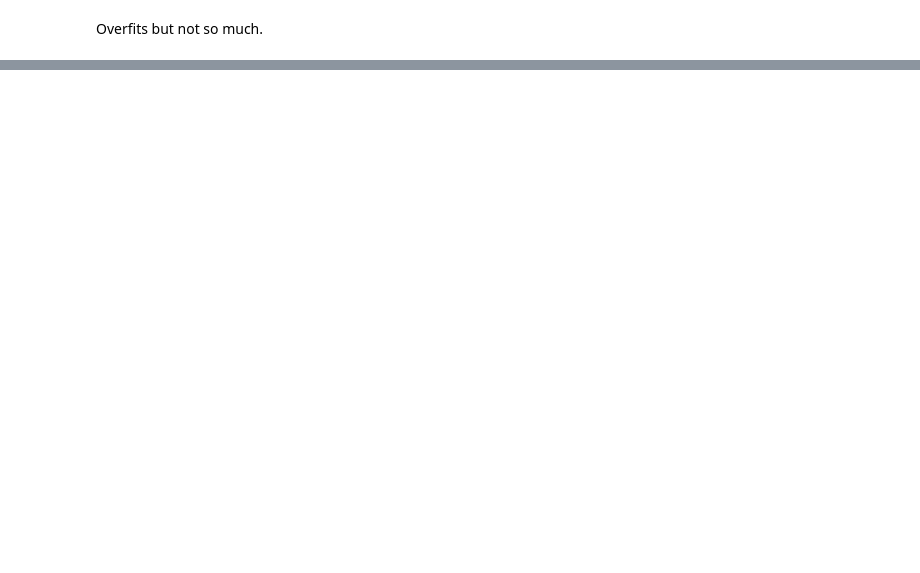
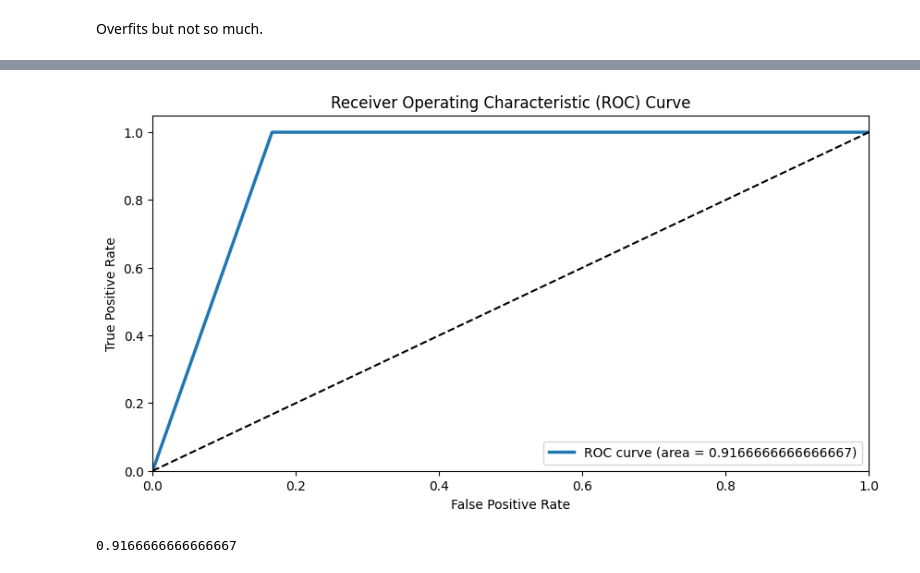
Before and after one commit to christian180492/COVID_DET_X_RAY, a Jupyter notebook: study.ipynb, the cells around one changed output, grey strips where cells are left out. Cells and saved outputs as stored; diff of their text form; code cells hidden in the pictures; blank space fills up the shorter version.

```diff
--- a/study.ipynb
+++ b/study.ipynb
@@ -256,7 +343,7 @@ checkpoint_callback = ModelCheckpoint(filepath='best_model/best_my_model.h5', mo
 history2 = my_model2.fit(
     train_ds,
     validation_data=val_ds,
-    epochs=8,
+    epochs=9,
     callbacks=[checkpoint_callback]
 )
 # %% [output]
@@ -280,0 +437,3 @@ The model can handle validation data with 94.44% Accuracy.
+# %%
+evaluation.plot_roc(my_model2, y_test[:,0], val_ds)
+# %% [output]
@@ -280,0 +441,2 @@ The model can handle validation data with 94.44% Accuracy.
+[figure, added]
+0.9166666666666667
```
Also changed, not shown: parts of 22 cells of this notebook, 2 other files.
